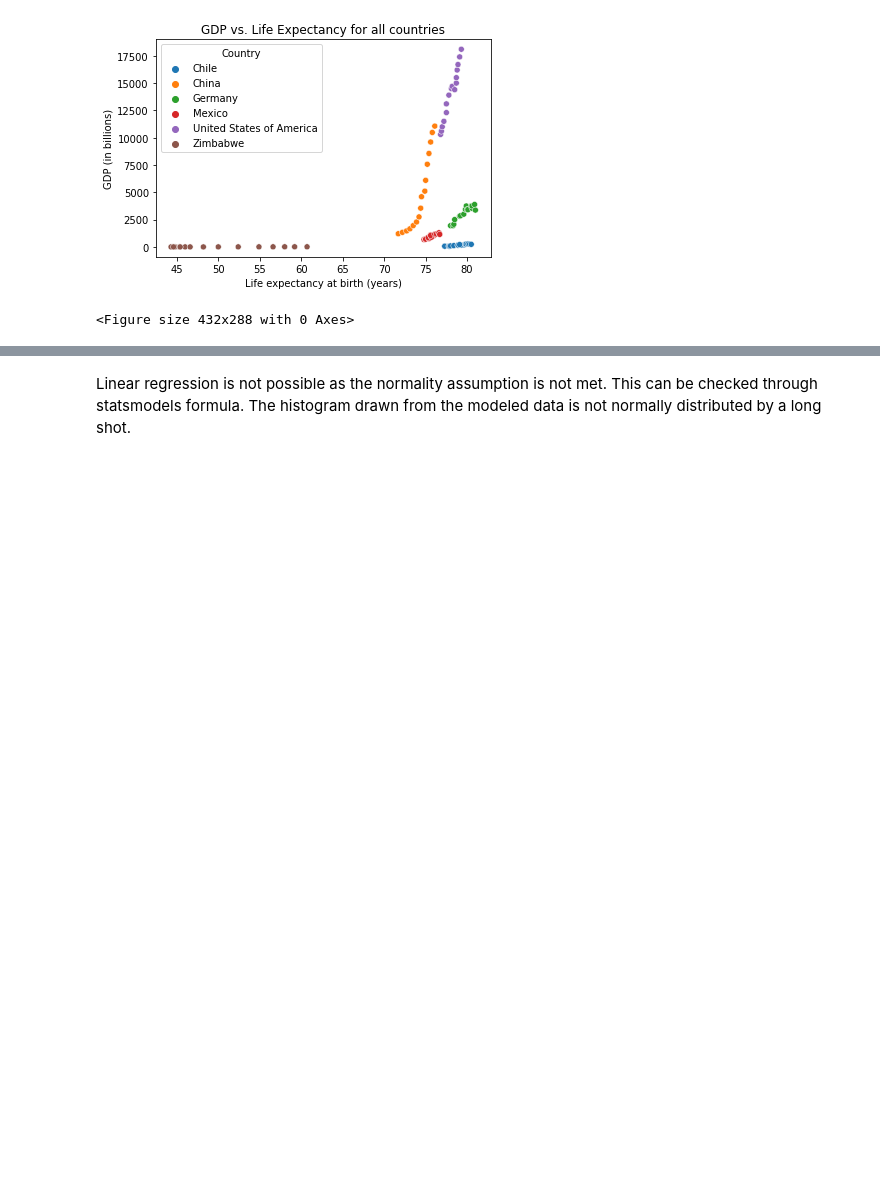
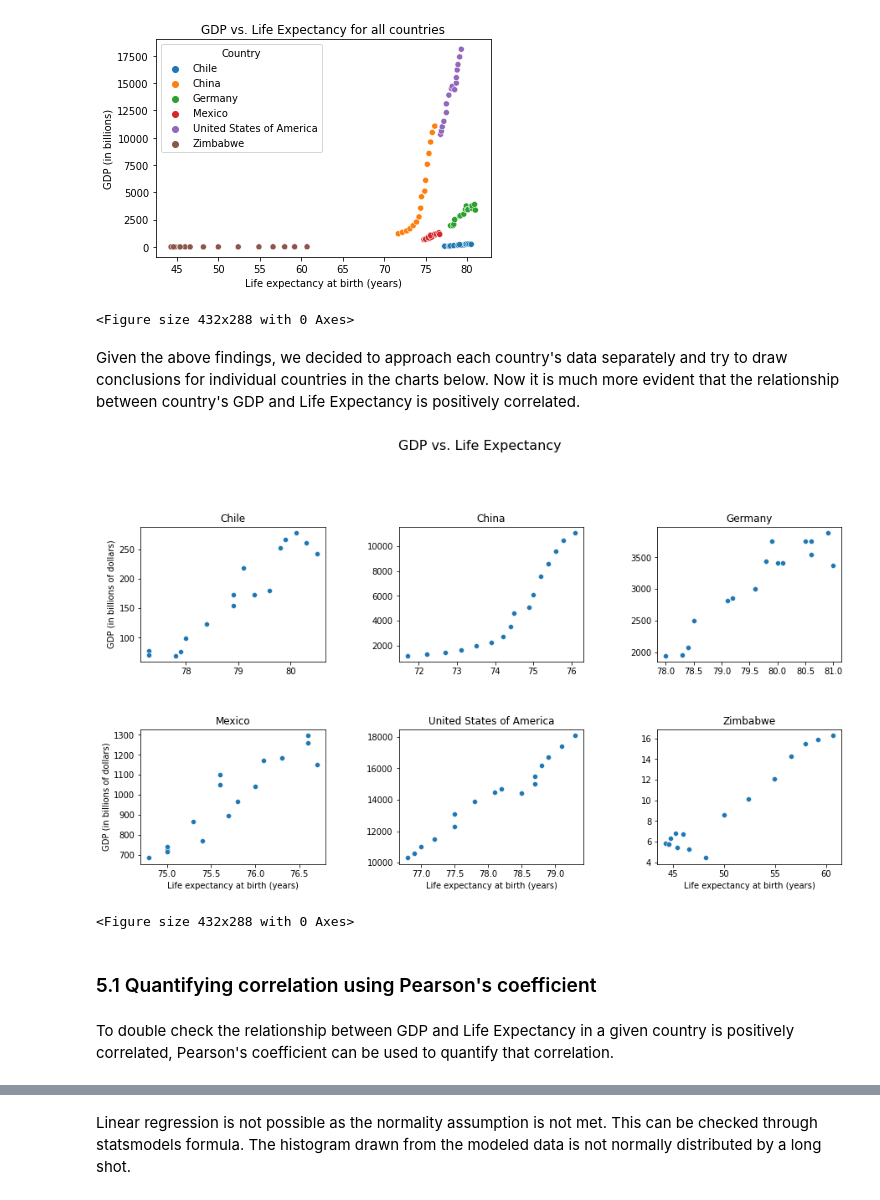
Before and after one commit to R0go/GDP_Life_Expectancy, a Jupyter notebook: life_expectancy_gdp.ipynb, the cells around one changed output, grey strips where cells are left out. Drawn from its saved outputs; the diff is of its cells as text; code cells hidden in the pictures; blank space fills up the shorter version.

Commit message:
Reworked chapter 5 and introduced the correlation quantification subchapter

```diff
--- a/life_expectancy_gdp.ipynb
+++ b/life_expectancy_gdp.ipynb
@@ -254,3 +252,33 @@ plt.clf()
 # %% [output]
 [figure]
 <Figure size 432x288 with 0 Axes>
+# %% [markdown]
+Given the above findings, we decided to approach each country's data separately and try to draw conclusions for individual countries in the charts below. Now it is much more evident that the relationship between country's GDP and Life Expectancy is positively correlated.
+# %%
+fig, ax = plt.subplots(figsize=(15,8))
+fig.suptitle('GDP vs. Life Expectancy', size=16)
+counter = 0
+for i in data_file.Country.unique():
+    counter += 1
+    ax = plt.subplot(2,3,counter)
+    sns.scatterplot(y = 'GDP', x = 'Life', data = data_file[data_file['Country']==i])
+    plt.title(i)
+    if counter in (1, 4):
+        plt.ylabel('GDP (in billions of dollars)')
+    else:
+        plt.ylabel('')
+    if counter in (4, 5, 6):
+        plt.xlabel('Life expectancy at birth (years)')
+    else:
+        plt.xlabel('')
+
+plt.subplots_adjust(hspace = 0.5, wspace = 0.4, bottom = 0.1, top = 0.8)
+plt.show()
+plt.clf()
+# %% [output]
+[figure, added]
+<Figure size 432x288 with 0 Axes>
+# %% [markdown]
+### 5.1 Quantifying correlation using Pearson's coefficient
+# %% [markdown]
+To double check the relationship between GDP and Life Expectancy in a given country is positively correlated, Pearson's coefficient can be used to quantify that correlation.
```
Also changed, not shown: parts of 6 cells of this notebook.
